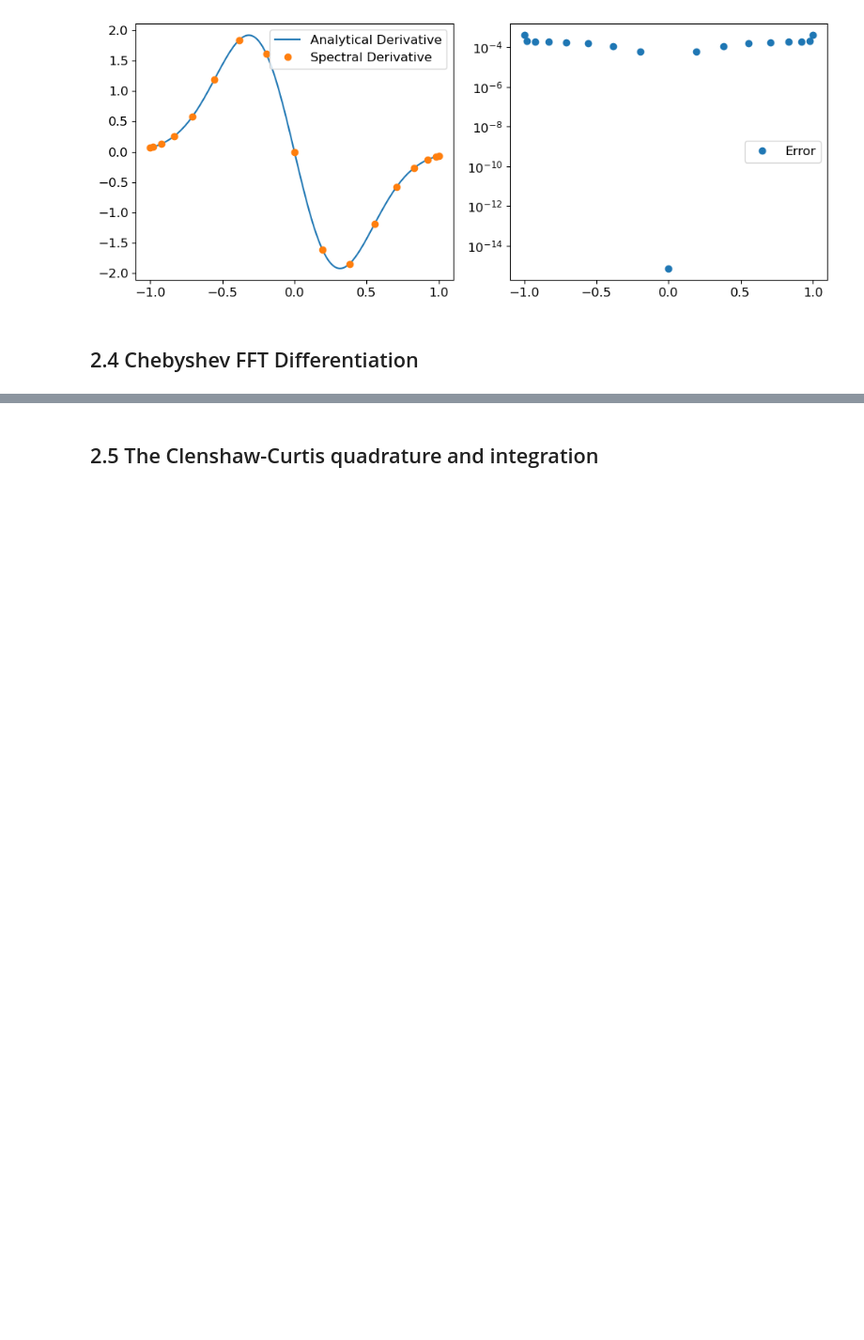
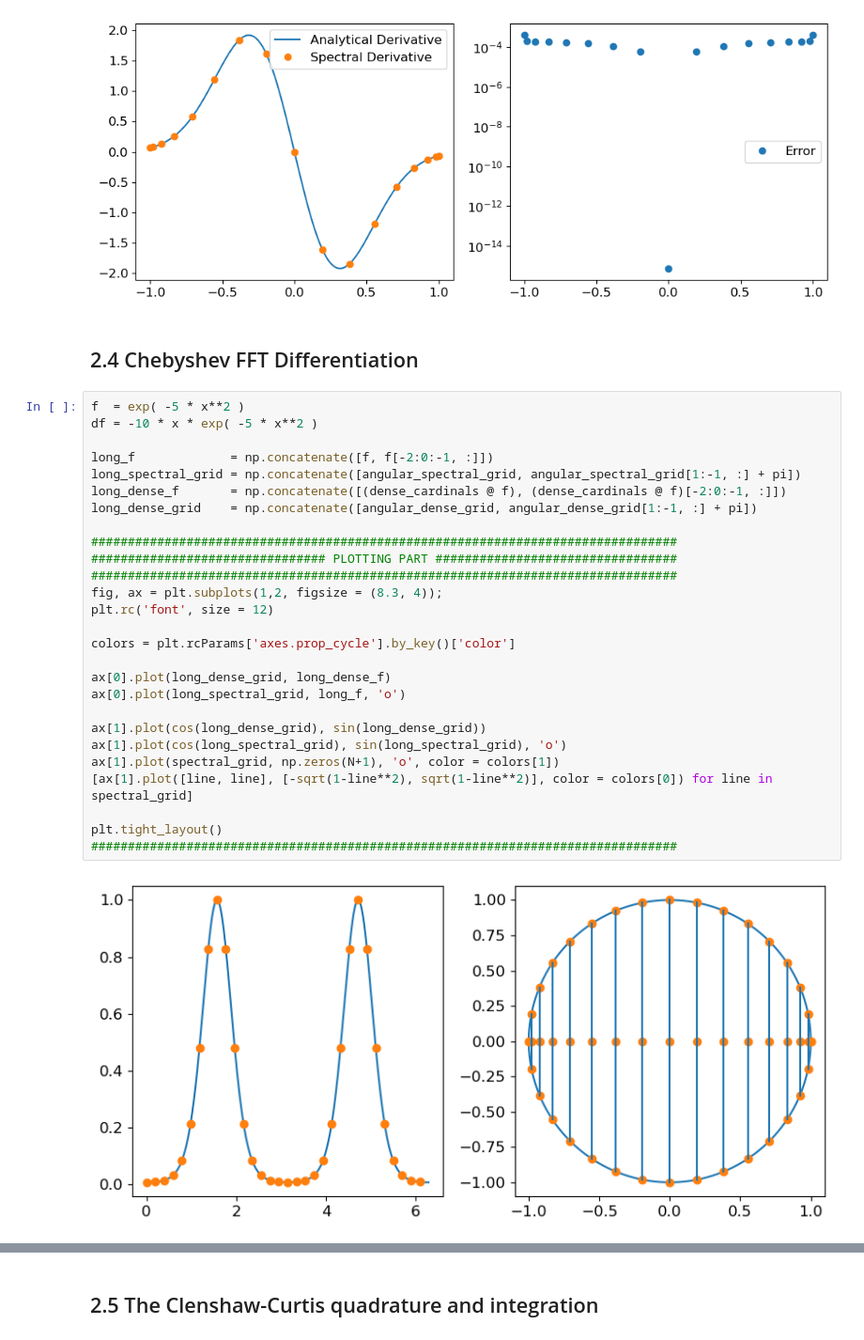
Before and after one commit to raimonluna/LecturesOnSpectralMethods, a Jupyter notebook: Lecture2_ChebyshevSpectralGrid.ipynb, the cells around one changed output, grey strips where cells are left out. Shown at 94% size. Saved outputs shown, nothing was run; the diff lists cells and outputs as text; blank space fills up the shorter version.

```diff
--- a/Lecture2_ChebyshevSpectralGrid.ipynb
+++ b/Lecture2_ChebyshevSpectralGrid.ipynb
@@ -162,4 +162,33 @@ plt.tight_layout()
 [figure]
 # %% [markdown]
 ## 2.4 Chebyshev FFT Differentiation
+# %%
+f  = exp( -5 * x**2 )
+df = -10 * x * exp( -5 * x**2 )
+
+long_f             = np.concatenate([f, f[-2:0:-1, :]])
+long_spectral_grid = np.concatenate([angular_spectral_grid, angular_spectral_grid[1:-1, :] + pi])
+long_dense_f       = np.concatenate([(dense_cardinals @ f), (dense_cardinals @ f)[-2:0:-1, :]])
+long_dense_grid    = np.concatenate([angular_dense_grid, angular_dense_grid[1:-1, :] + pi])
+
+################################################################################
+################################ PLOTTING PART #################################
+################################################################################
+fig, ax = plt.subplots(1,2, figsize = (8.3, 4));
+plt.rc('font', size = 12)
+
+colors = plt.rcParams['axes.prop_cycle'].by_key()['color']
+
+ax[0].plot(long_dense_grid, long_dense_f)
+ax[0].plot(long_spectral_grid, long_f, 'o')
+
+ax[1].plot(cos(long_dense_grid), sin(long_dense_grid))
+ax[1].plot(cos(long_spectral_grid), sin(long_spectral_grid), 'o')
+ax[1].plot(spectral_grid, np.zeros(N+1), 'o', color = colors[1])
+[ax[1].plot([line, line], [-sqrt(1-line**2), sqrt(1-line**2)], color = colors[0]) for line in spectral_grid]
+
+plt.tight_layout()
+################################################################################
+# %% [output]
+[figure, added]
 # %%
```
Also changed, not shown: parts of 1 cell of this notebook, 1 other file.
